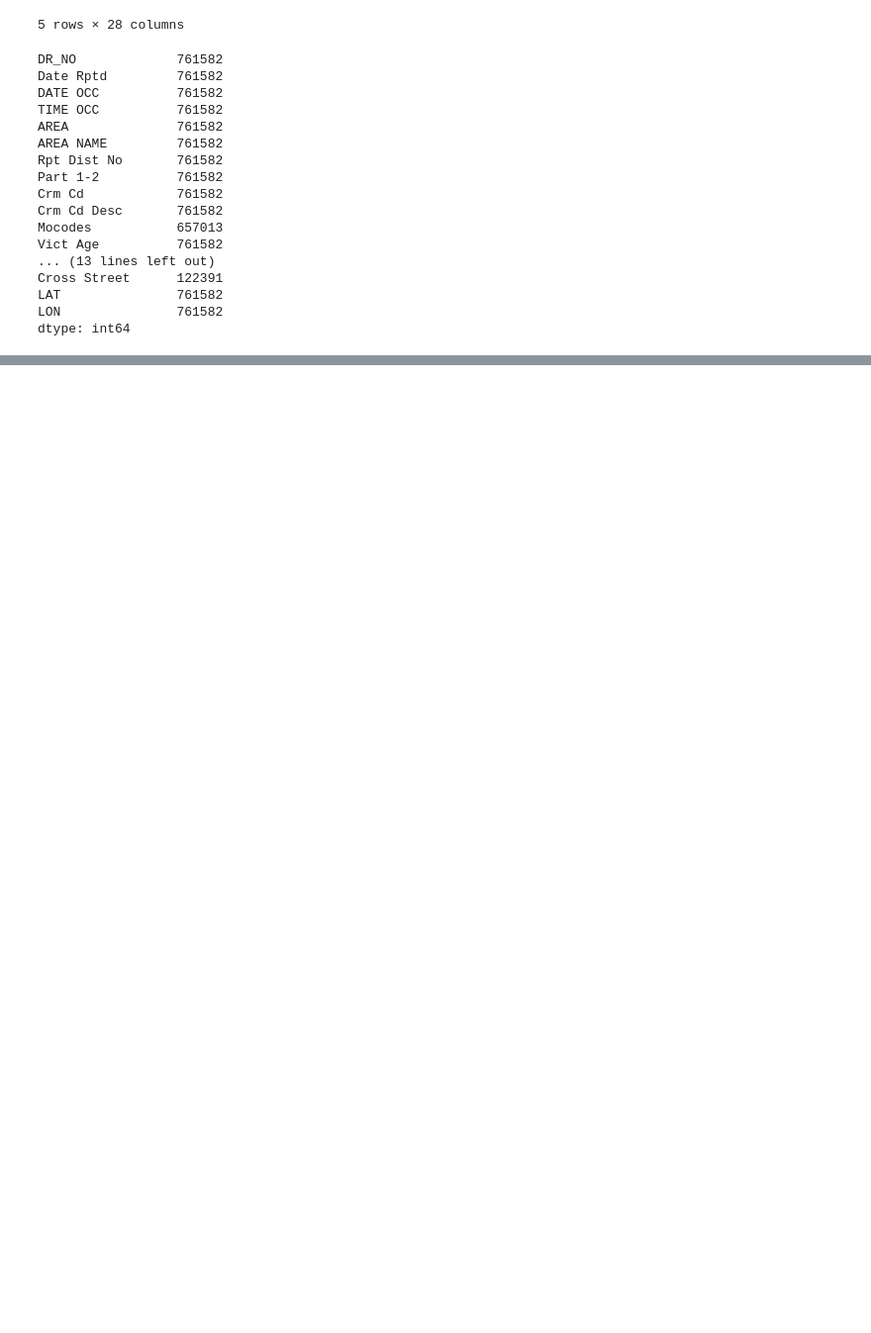
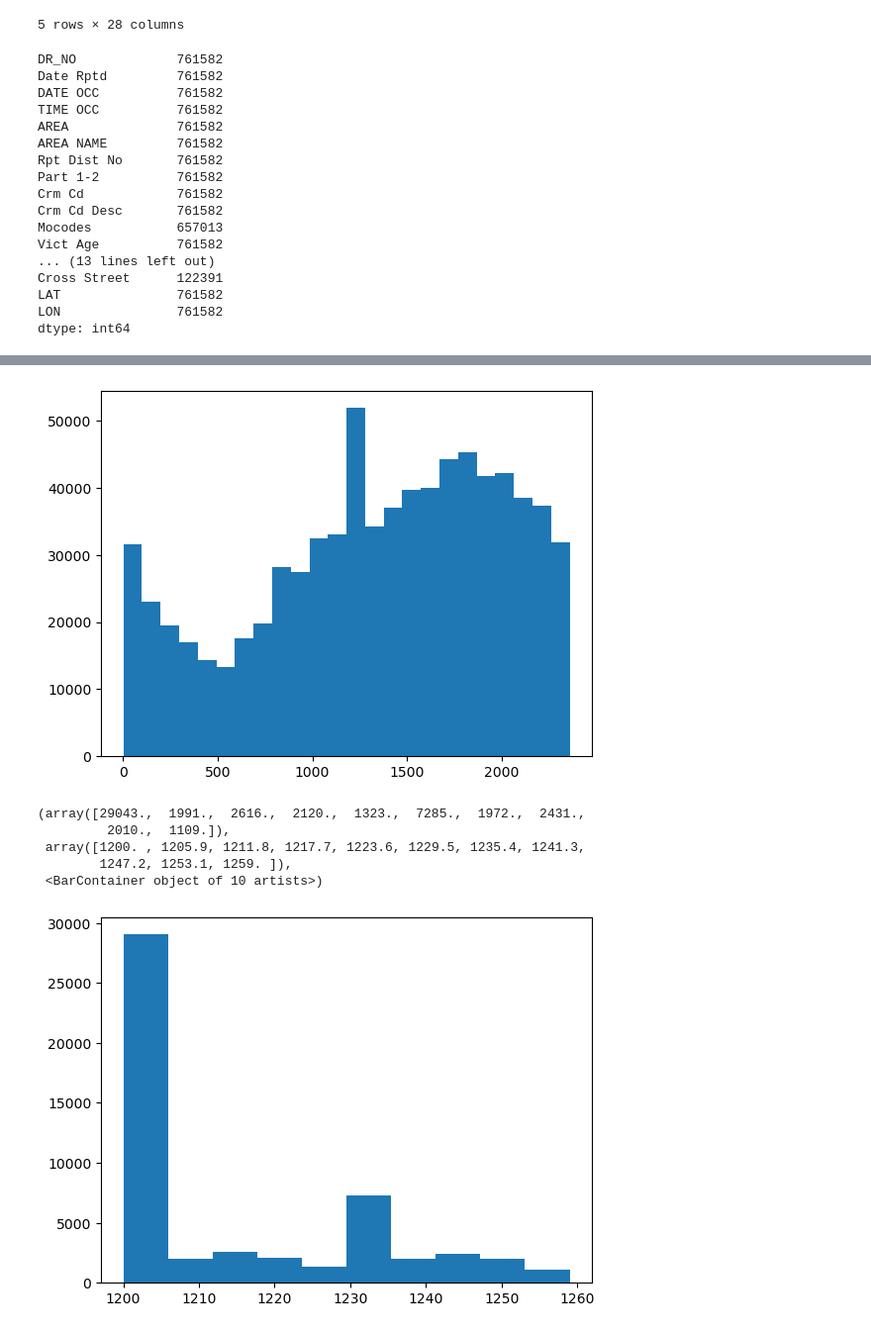
Before and after one commit to rpearce1/LA-Crime, a Jupyter notebook: LA_Crime.ipynb, the cells around one changed output, grey strips where cells are left out. Shown at 99% size. Drawn from its saved outputs; the diff is of its cells as text; code cells hidden in the pictures; blank space fills up the shorter version.

```diff
--- a/LA_Crime.ipynb
+++ b/LA_Crime.ipynb
@@ -56,4 +66,4 @@ for time in crime_data['TIME OCC']:
 # %%
 #pd.to_datetime(times[0:6])
 #pd.to_datetime(crime_data['DATE OCC']. + times)
-pd.to_datetime(pd.to_datetime(crime_data['DATE OCC']).astype(str) + ' ' + times)
+crime_data['dt'] = pd.to_datetime(pd.to_datetime(crime_data['DATE OCC']).astype(str) + ' ' + times)
@@ -72,0 +80,4 @@ Name: DATE OCC, Length: 761582, dtype: datetime64[ns]
+# %%
+crime_df = crime_data.drop(['DR_NO','Date Rptd','Crm Cd','Crm Cd 1','Crm Cd 2', 'Crm Cd 3', 'Crm Cd 4','Part 1-2','Mocodes','Premis Cd',
+        'Premis Desc','Weapon Used Cd', 'Weapon Desc','Cross Street','Status', 'Status Desc','Rpt Dist No','DATE OCC'], axis=1,)
+crime_df
@@ -72,0 +98,14 @@ Name: DATE OCC, Length: 761582, dtype: datetime64[ns]
+# %%
+plt.hist(crime_df['TIME OCC'],24)
+plt.show()
+statistics.mode(crime_df['TIME OCC'])
+plt.hist(crime_df.loc[(crime_df['TIME OCC'] >= 1200) & (crime_df['TIME OCC'] < 1300),'TIME OCC'])
+#peaks at 12 and 6
+# %% [output]
+[figure, added]
+(array([29043.,  1991.,  2616.,  2120.,  1323.,  7285.,  1972.,  2431.,
+         2010.,  1109.]),
+ array([1200. , 1205.9, 1211.8, 1217.7, 1223.6, 1229.5, 1235.4, 1241.3,
+        1247.2, 1253.1, 1259. ]),
+ <BarContainer object of 10 artists>)
+[figure, added]
```
Also changed, not shown: parts of 12 cells of this notebook.
